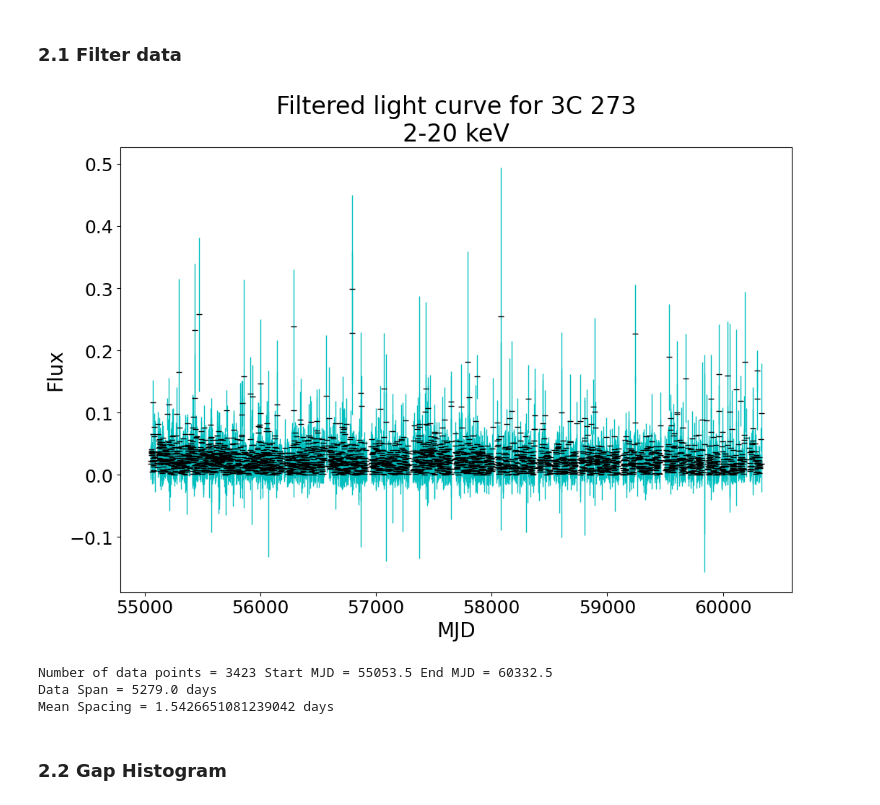
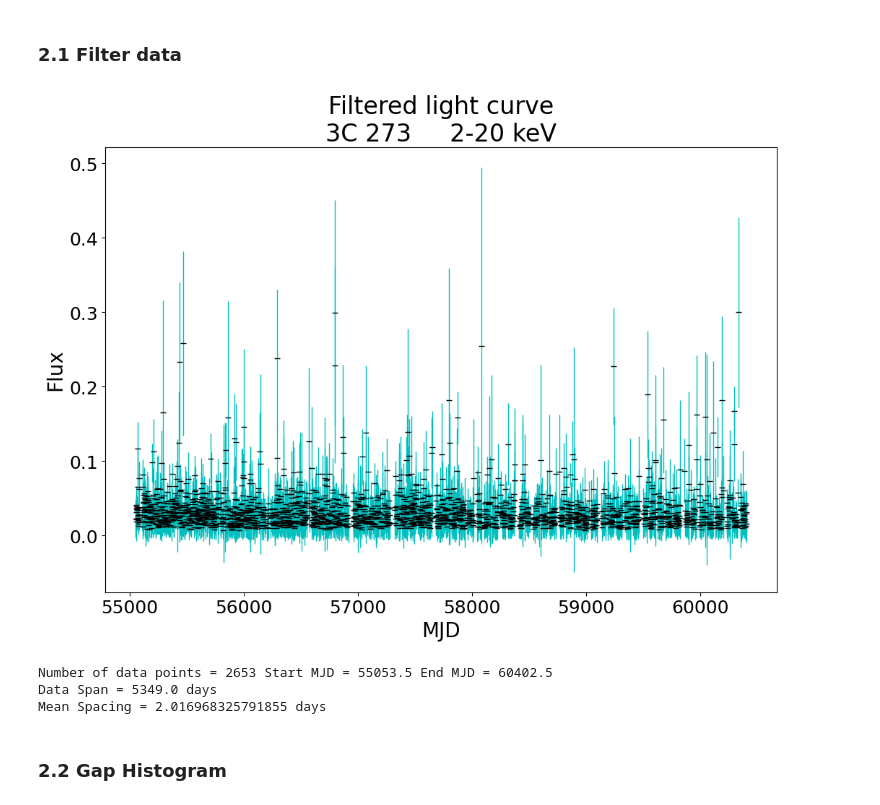
Before and after one commit to Beauremontt/AGN-Flux-Timing-Analysis, a Jupyter notebook: AGNFluxTimingAnalysis.ipynb, the cells around one changed output. Saved outputs shown, nothing was run; the diff lists cells and outputs as text; code cells hidden in the pictures.

Commit message:
Added S/N filter; minor form changes; re-labeled some variables

```diff
--- a/AGNFluxTimingAnalysis.ipynb
+++ b/AGNFluxTimingAnalysis.ipynb
@@ -26,7 +26,7 @@ def display_data(prefix):
   plt.subplots(1, 1, figsize=(12, 8))
   plt.errorbar(x/86400, y, yerr=dy, fmt='_k', ecolor='c', elinewidth=1)
 
-  plt.title(f'{prefix} light curve for {flux_source}\n{band_label}', fontsize=24)
+  plt.title(f'{prefix} light curve\n{flux_source}     {band_label}', fontsize=24)
   plt.xlabel('MJD', fontsize=20)
   plt.ylabel('Flux', fontsize=20)
   plt.tick_params(labelsize=18)
@@ -136,43 +136,44 @@ if use_filter == True:
   y = AGN[:, flux_column]  # Flux
   dy = AGN[:, flux_column + 1]  # uncertainty
 
 
-  # determine data points to ignore
-  rm = []
+  # create array of signal-to-noise ratio
+  SNR = y/dy
+
+  # determine data points to filter
+  SNR_tolerance = 0.6 # @param {type:"number"}  cut-off for low S/N
+  rm = []  # array for points to remove
   for i in range(len(x)):
-    if y[i] < 0:  # checks for negative flux
-      rm.append(i)
-      continue
-    if dy[i] > 10**100:  # checks for low SNR flux PLACEHOLDER
+    if SNR[i] < SNR_tolerance:  # checks for low SNR (also negative y values)
       rm.append(i)
 
   # remove lines marked by filter
   x = np.delete(x, rm)
   y = np.delete(y, rm)
   dy = np.delete(dy, rm)
 
 
   # get timespan and spacing of data
   NumData = len(x)
   Span = x[NumData - 1] - x[0]
   MeanSpacing = Span / (NumData - 1)
 
   # get new averages of the error and the flux
   Error = np.mean(dy)
   Mean = np.mean(y)
 
 
   # x,y limits on light curve, in the form "(lower, upper)"; leave blank or 'None' to not limit the graphs
   lc_xlim = None  # @param {type:"raw"}
   lc_ylim = None  # @param {type:"raw"}
 
   # print filtered light curve
   display_data("Filtered")
 # %% [output]
-[figure, old version]
+[figure, new version]
-Number of data points = 3423 Start MJD = 55053.5 End MJD = 60332.5
-Data Span = 5279.0 days
-Mean Spacing = 1.5426651081239042 days
+Number of data points = 2653 Start MJD = 55053.5 End MJD = 60402.5
+Data Span = 5349.0 days
+Mean Spacing = 2.016968325791855 days
 # %% [markdown]
 ### 2.2 Gap Histogram
 # %%
```
Also changed, not shown: parts of 6 cells of this notebook.
